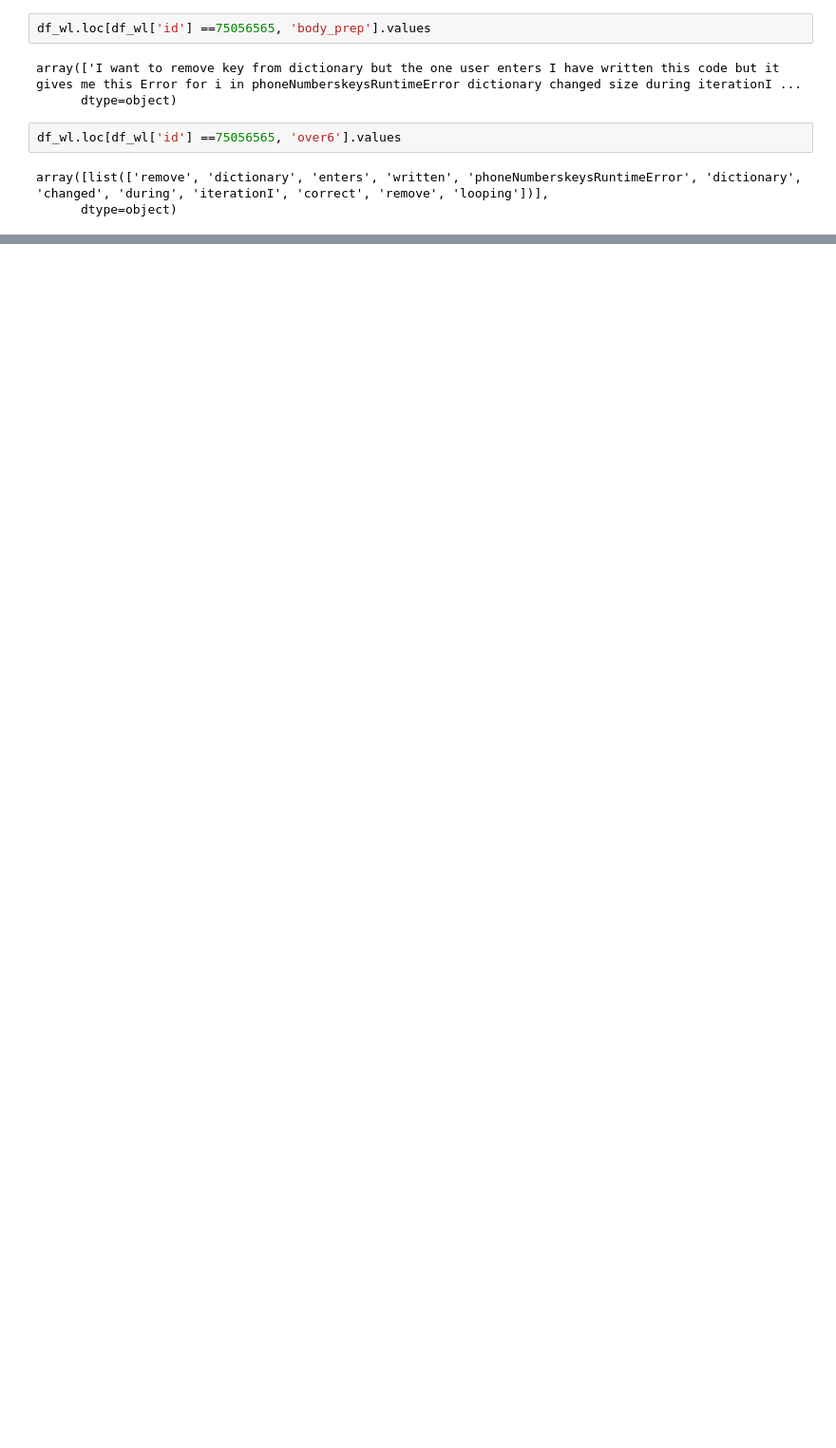
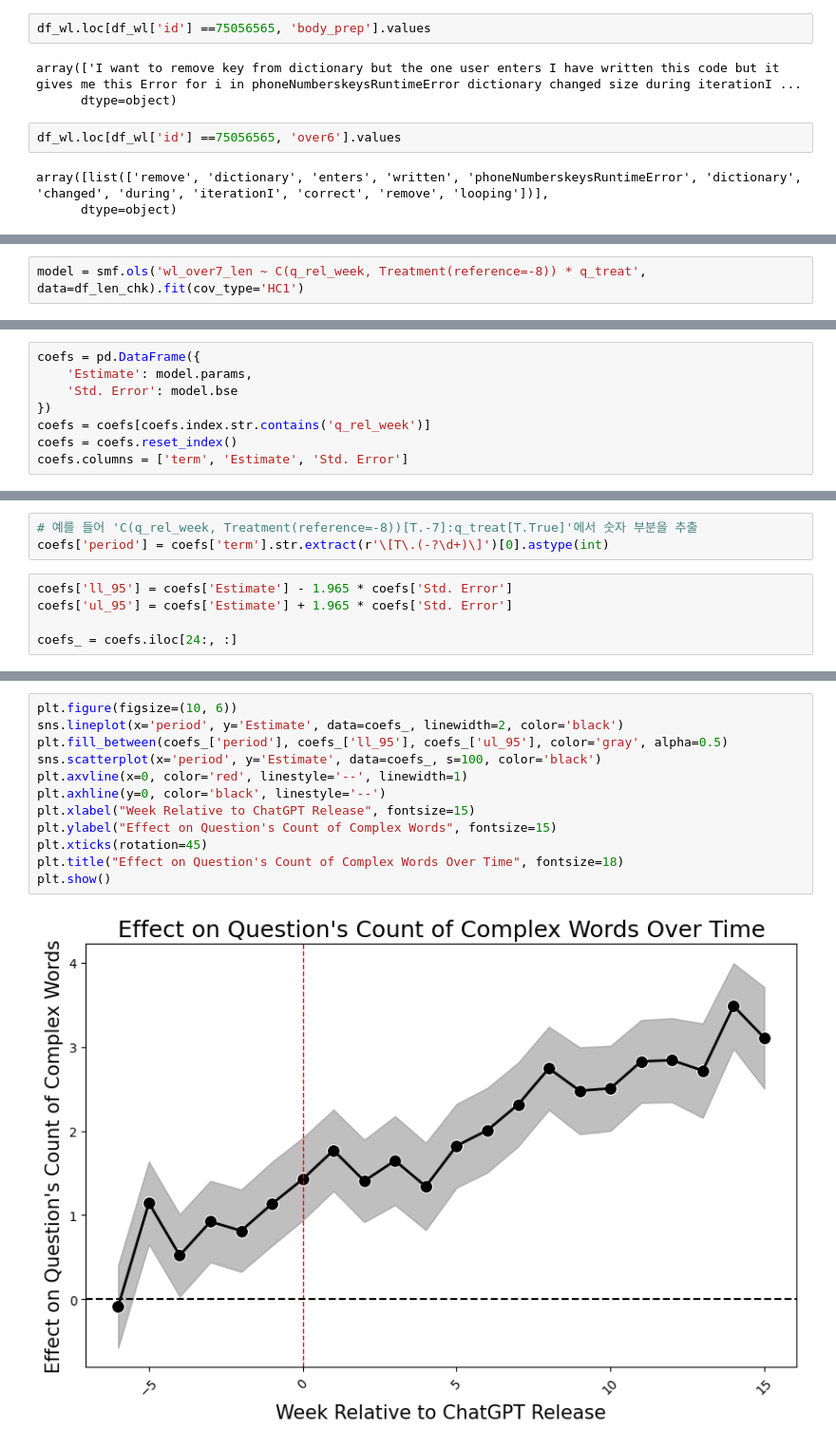
Before and after one commit to boysbeanxious/stackoverflow_src, a Jupyter notebook: DA/4_complexity.ipynb, the cells around one changed output, grey strips where cells are left out. Shown at 95% size. Saved outputs shown, nothing was run; the diff lists cells and outputs as text; blank space fills up the shorter version.

```diff
--- a/DA/4_complexity.ipynb
+++ b/DA/4_complexity.ipynb
@@ -388,0 +401,2 @@ plt.imshow(cloud6_2020, interpolation='bilinear')
+# %%
+model = smf.ols('wl_over7_len ~ C(q_rel_week, Treatment(reference=-8)) * q_treat', data=df_len_chk).fit(cov_type='HC1')
@@ -388,0 +407,8 @@ plt.imshow(cloud6_2020, interpolation='bilinear')
+# %%
+coefs = pd.DataFrame({
+    'Estimate': model.params,
+    'Std. Error': model.bse
+})
+coefs = coefs[coefs.index.str.contains('q_rel_week')]
+coefs = coefs.reset_index()
+coefs.columns = ['term', 'Estimate', 'Std. Error']
@@ -388,0 +435,8 @@ plt.imshow(cloud6_2020, interpolation='bilinear')
+# %%
+# 예를 들어 'C(q_rel_week, Treatment(reference=-8))[T.-7]:q_treat[T.True]'에서 숫자 부분을 추출
+coefs['period'] = coefs['term'].str.extract(r'\[T\.(-?\d+)\]')[0].astype(int)
+# %%
+coefs['ll_95'] = coefs['Estimate'] - 1.965 * coefs['Std. Error']
+coefs['ul_95'] = coefs['Estimate'] + 1.965 * coefs['Std. Error']
+
+coefs_ = coefs.iloc[24:, :]
@@ -388,0 +463,14 @@ plt.imshow(cloud6_2020, interpolation='bilinear')
+# %%
+plt.figure(figsize=(10, 6))
+sns.lineplot(x='period', y='Estimate', data=coefs_, linewidth=2, color='black')
+plt.fill_between(coefs_['period'], coefs_['ll_95'], coefs_['ul_95'], color='gray', alpha=0.5)
+sns.scatterplot(x='period', y='Estimate', data=coefs_, s=100, color='black')
+plt.axvline(x=0, color='red', linestyle='--', linewidth=1)
+plt.axhline(y=0, color='black', linestyle='--')
+plt.xlabel("Week Relative to ChatGPT Release", fontsize=15)
+plt.ylabel("Effect on Question's Count of Complex Words", fontsize=15)
+plt.xticks(rotation=45)
+plt.title("Effect on Question's Count of Complex Words Over Time", fontsize=18)
+plt.show()
+# %% [output]
+[figure, added]
```
Also changed, not shown: parts of 76 cells of this notebook, 2 other files.
